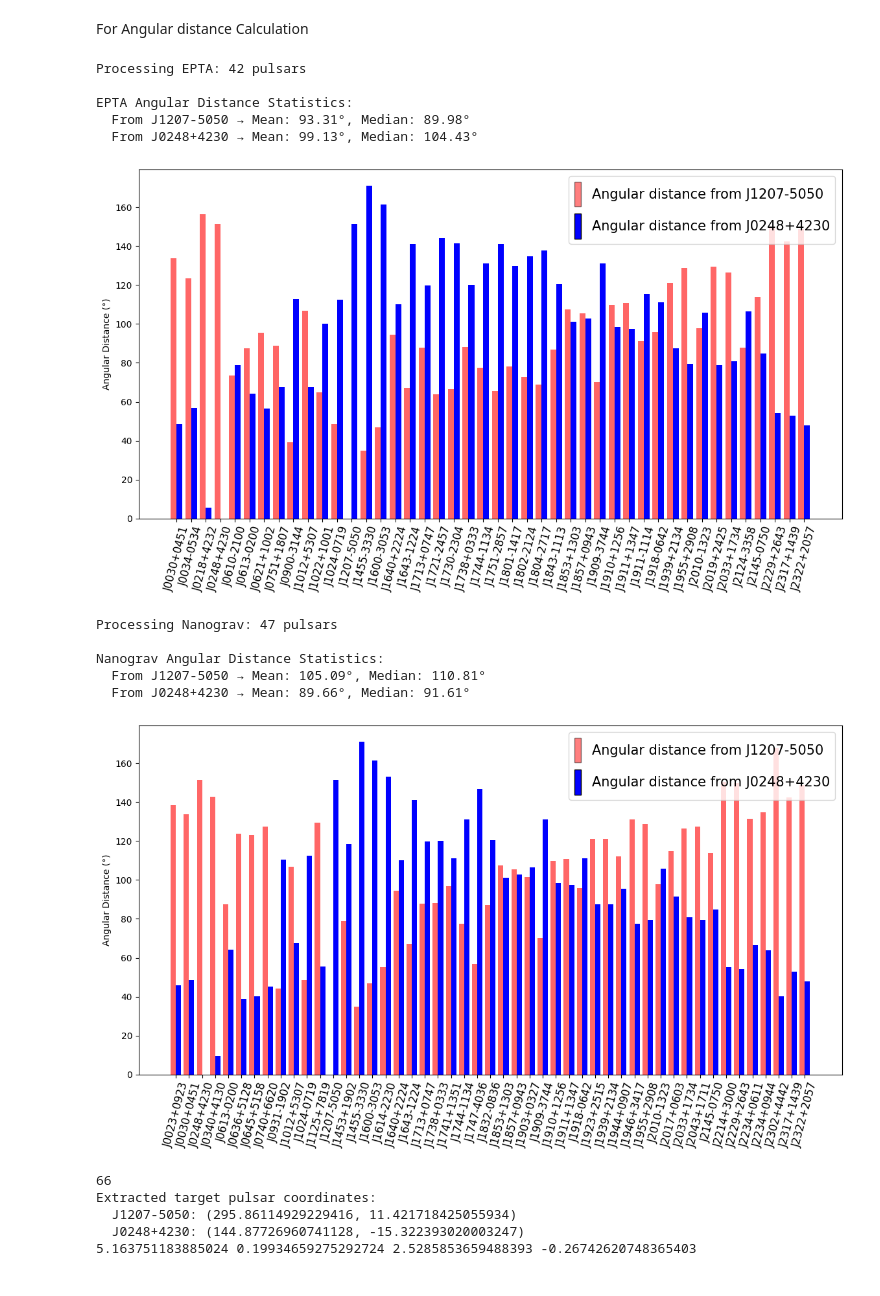
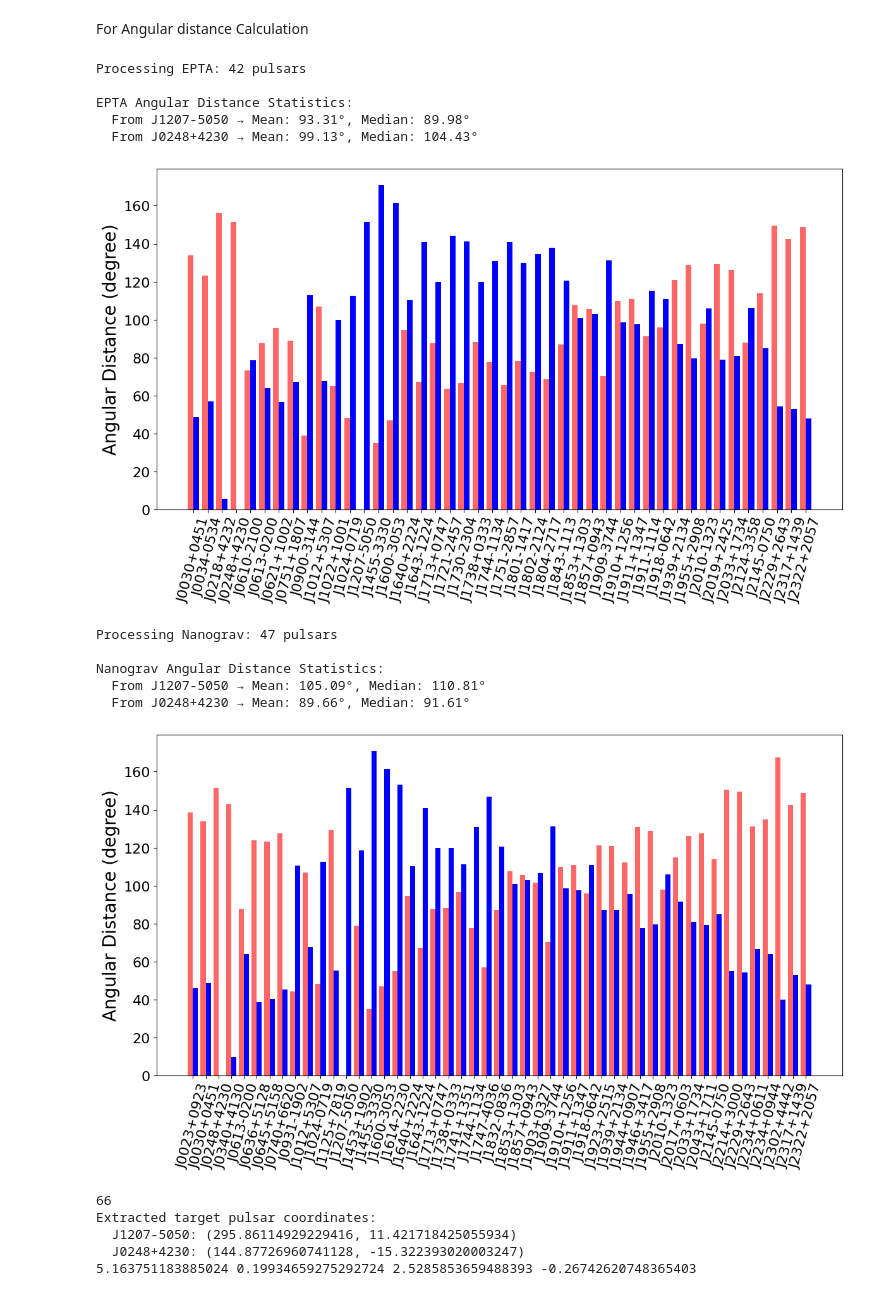
Before and after one commit to sapankumarsahoo/Pulsar-TIming-Pileline, a Jupyter notebook: PTA.ipynb, the cells around one changed output. Saved outputs shown, nothing was run; the diff lists cells and outputs as text; code cells hidden in the pictures.

```diff
--- a/PTA.ipynb
+++ b/PTA.ipynb
@@ -378,8 +378,8 @@ def query_and_plot(pta_name, pulsar_list, sigma_TOA):
     plt.colorbar(label="DM (pc cm⁻³)")
     plt.scatter((2.6), 15.3, color='red', marker='*', s=200, label='J1207-5050')
     plt.scatter((4.8), 43.9, color='yellow', marker='*', s=200, label='J0248+4230')
-    plt.xlabel("Spin Period (ms)")
-    plt.ylabel("Transverse Velocity (km/s)")
+    plt.xlabel("Spin Period (ms)", fontsize=16)
+    plt.ylabel("Transverse Velocity (km/s)", fontsize=16)
     plt.title(f"Spin Period vs Transverse velocity")
     plt.legend()
     plt.show()
@@ -584,43 +584,44 @@ def query_and_plot(pta_name, pulsar_list, sigma_TOA):
 
 
     ax.set_xticks(x_indexes)
-    ax.set_xticklabels(pulsar_names_filtered, rotation=75, fontsize=12)
-    ax.set_ylabel("Angular Distance (°)")
+    ax.set_xticklabels(pulsar_names_filtered, rotation=75, fontsize=16)
+    ax.tick_params(axis='y', labelsize=16)
+    ax.set_ylabel("Angular Distance (degree)", fontsize=20)
     #ax.set_title(f"Angular Distance of {pta_name} listed Pulsars from J1207-5050 & J0248+4230")
 
     # Add legend
 
 # Custom legend handles with vertical bar style
     legend_elements = [
         Patch(facecolor='red',alpha= 0.5, label='Angular distance from J1207-5050', edgecolor='black'),
         Patch(facecolor='blue', label='Angular distance from J0248+4230', edgecolor='black')
     ]
 
 
-    ax.legend(handles=legend_elements, handleheight=2.5, handlelength=0.5, loc='upper right', fontsize=15)
+    #ax.legend(handles=legend_elements, handleheight=2.5, handlelength=0.5, loc='upper right', fontsize=14)
     #ax.grid()
     # Save plot
     filename = f"{pta_name}_angular_distance.png"
     plt.savefig(filename, dpi=300, bbox_inches="tight")
     plt.show()
 
 for pta_name, pulsars in all_ptas.items():
     sigma_TOA = all_TOAs[f"{pta_name} RMS"]
     print(f"Processing {pta_name}: {len(pulsars)} pulsars")
     query_and_plot(pta_name, pulsars, sigma_TOA)
 # %% [output]
 Processing EPTA: 42 pulsars
 
 EPTA Angular Distance Statistics:
   From J1207-5050 → Mean: 93.31°, Median: 89.98°
   From J0248+4230 → Mean: 99.13°, Median: 104.43°
-[figure, old version]
+[figure, new version]
 Processing Nanograv: 47 pulsars
 
 Nanograv Angular Distance Statistics:
   From J1207-5050 → Mean: 105.09°, Median: 110.81°
   From J0248+4230 → Mean: 89.66°, Median: 91.61°
-[figure, old version]
+[figure, new version]
 # %%
 
 
```
Also changed, not shown: parts of 5 cells of this notebook, 3 other files.
